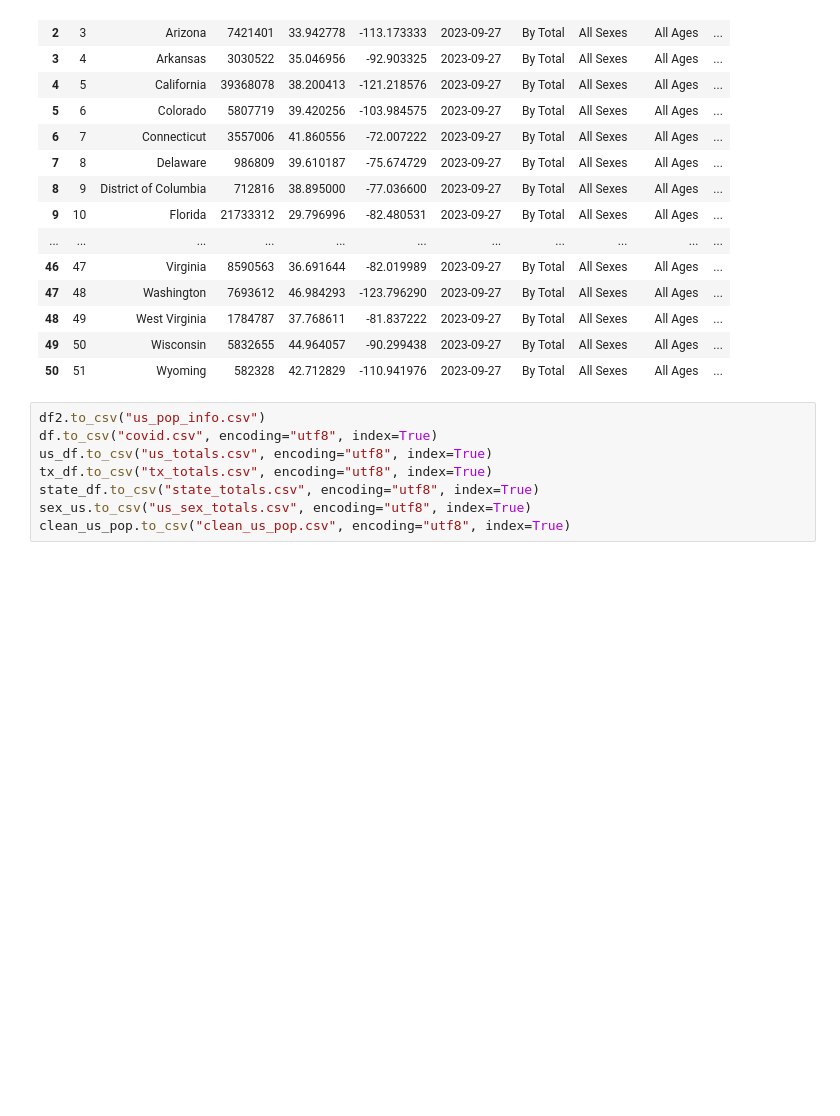
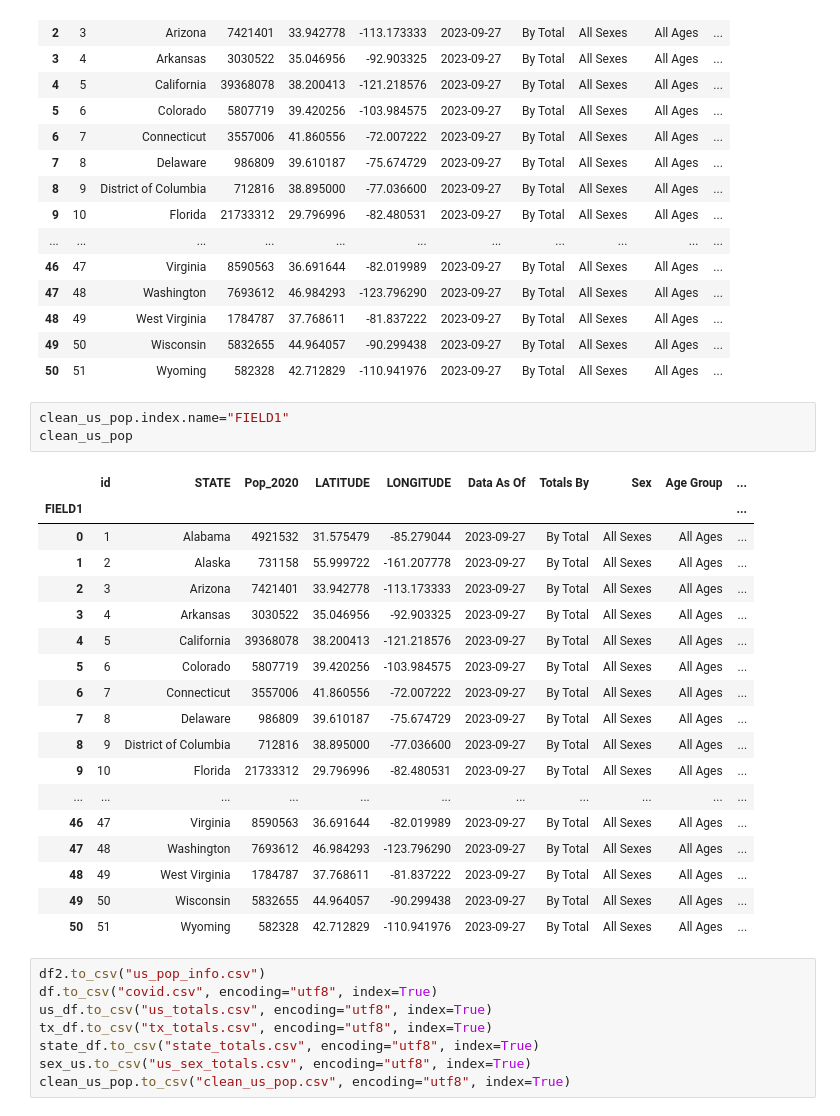
Before and after one commit to Bgrlgymnast/project-3-data-ethics-group4, a Jupyter notebook: Team4-COVID.ipynb, the cells around one changed output. Drawn from its saved outputs; the diff is of its cells as text; blank space fills up the shorter version.

Commit message:
updated clean pop csv

```diff
--- a/Team4-COVID.ipynb
+++ b/Team4-COVID.ipynb
@@ -466,6 +466,28 @@ clean_us_pop
 | 48 | 49 | West Virginia | 1784787 | 37.768611 | -81.837222 | 2023-09-27 | By Total | All Sexes | All Ages | ... |
 | 49 | 50 | Wisconsin | 5832655 | 44.964057 | -90.299438 | 2023-09-27 | By Total | All Sexes | All Ages | ... |
 | 50 | 51 | Wyoming | 582328 | 42.712829 | -110.941976 | 2023-09-27 | By Total | All Sexes | All Ages | ... |
+# %%
+clean_us_pop.index.name="FIELD1"
+clean_us_pop
+# %% [output]
+|  | id | STATE | Pop_2020 | LATITUDE | LONGITUDE | Data As Of | Totals By | Sex | Age Group | ... |
+| FIELD1 |  |  |  |  |  |  |  |  |  | ... |
+| 0 | 1 | Alabama | 4921532 | 31.575479 | -85.279044 | 2023-09-27 | By Total | All Sexes | All Ages | ... |
+| 1 | 2 | Alaska | 731158 | 55.999722 | -161.207778 | 2023-09-27 | By Total | All Sexes | All Ages | ... |
+| 2 | 3 | Arizona | 7421401 | 33.942778 | -113.173333 | 2023-09-27 | By Total | All Sexes | All Ages | ... |
+| 3 | 4 | Arkansas | 3030522 | 35.046956 | -92.903325 | 2023-09-27 | By Total | All Sexes | All Ages | ... |
+| 4 | 5 | California | 39368078 | 38.200413 | -121.218576 | 2023-09-27 | By Total | All Sexes | All Ages | ... |
+| 5 | 6 | Colorado | 5807719 | 39.420256 | -103.984575 | 2023-09-27 | By Total | All Sexes | All Ages | ... |
+| 6 | 7 | Connecticut | 3557006 | 41.860556 | -72.007222 | 2023-09-27 | By Total | All Sexes | All Ages | ... |
+| 7 | 8 | Delaware | 986809 | 39.610187 | -75.674729 | 2023-09-27 | By Total | All Sexes | All Ages | ... |
+| 8 | 9 | District of Columbia | 712816 | 38.895000 | -77.036600 | 2023-09-27 | By Total | All Sexes | All Ages | ... |
+| 9 | 10 | Florida | 21733312 | 29.796996 | -82.480531 | 2023-09-27 | By Total | All Sexes | All Ages | ... |
+| ... | ... | ... | ... | ... | ... | ... | ... | ... | ... | ... |
+| 46 | 47 | Virginia | 8590563 | 36.691644 | -82.019989 | 2023-09-27 | By Total | All Sexes | All Ages | ... |
+| 47 | 48 | Washington | 7693612 | 46.984293 | -123.796290 | 2023-09-27 | By Total | All Sexes | All Ages | ... |
+| 48 | 49 | West Virginia | 1784787 | 37.768611 | -81.837222 | 2023-09-27 | By Total | All Sexes | All Ages | ... |
+| 49 | 50 | Wisconsin | 5832655 | 44.964057 | -90.299438 | 2023-09-27 | By Total | All Sexes | All Ages | ... |
+| 50 | 51 | Wyoming | 582328 | 42.712829 | -110.941976 | 2023-09-27 | By Total | All Sexes | All Ages | ... |
 # %%
 df2.to_csv("us_pop_info.csv")
 df.to_csv("covid.csv", encoding="utf8", index=True)
```
Also changed, not shown: 1 other file.
